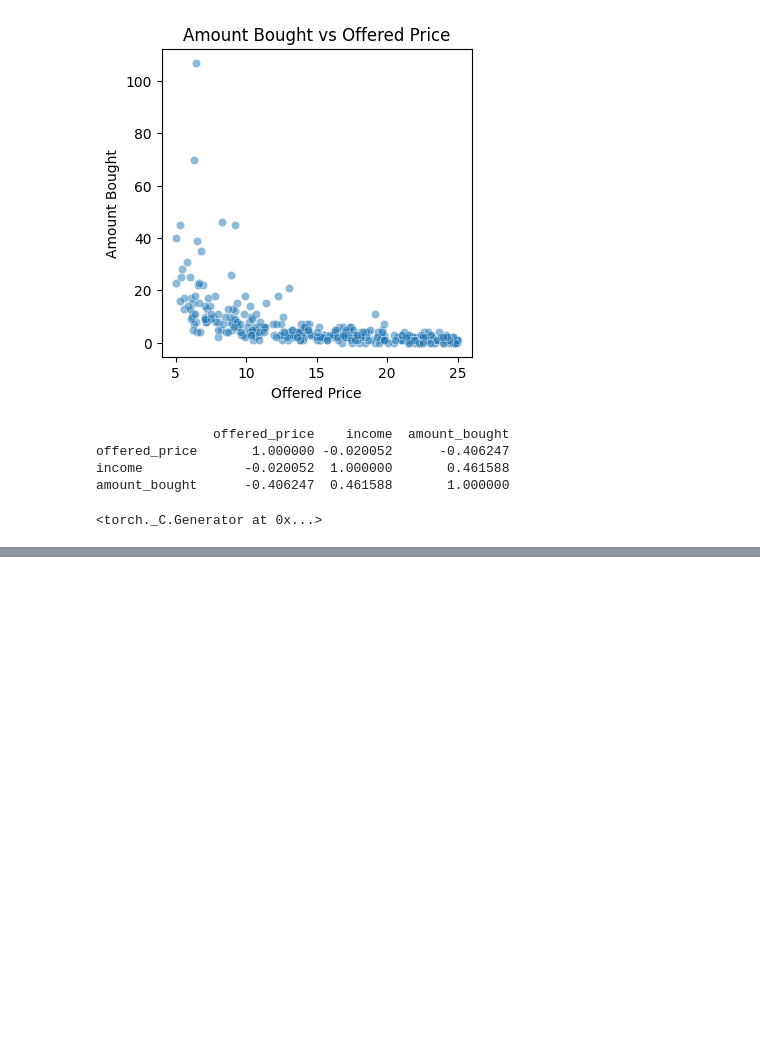
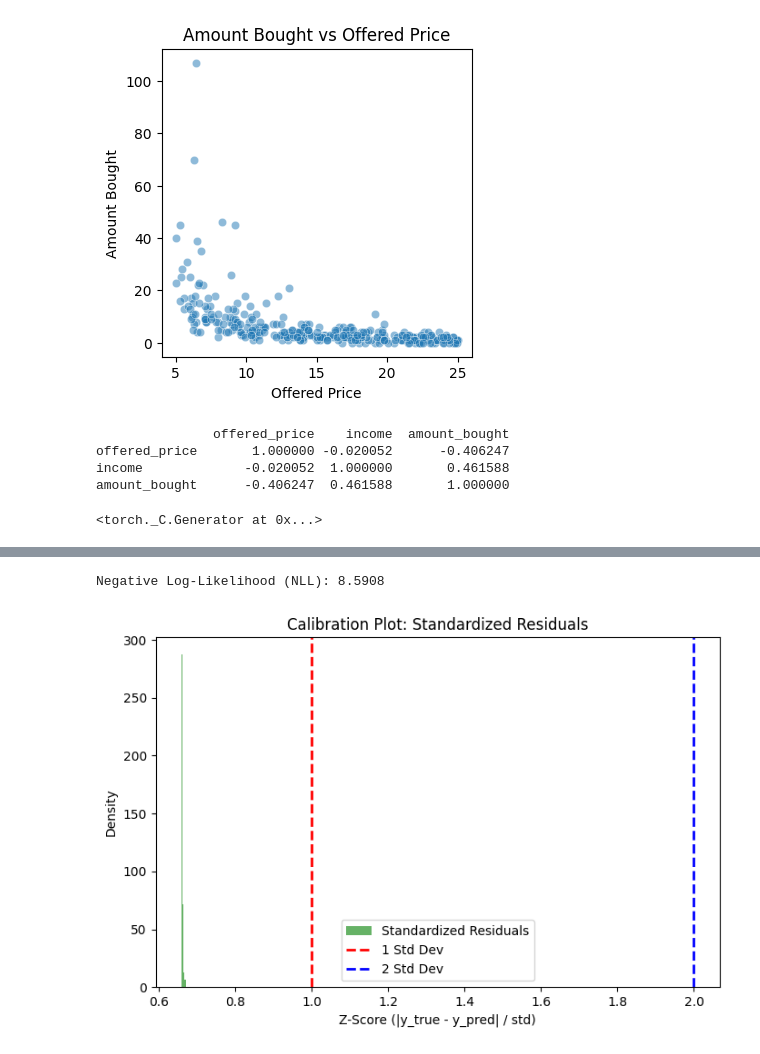
Before and after one commit to DanielLosada/DynamicPricing, a Jupyter notebook: MyImplementation/dnn.ipynb, the cells around one changed output, grey strips where cells are left out. Saved outputs shown, nothing was run; the diff lists cells and outputs as text; code cells hidden in the pictures; blank space fills up the shorter version.

```diff
--- a/MyImplementation/dnn.ipynb
+++ b/MyImplementation/dnn.ipynb
@@ -363,0 +382,58 @@ Test Loss: 5.5503
+# %%
+mean_pred, sd_pred = trainer.predict(trainer.X_test)
+mean_pred = np.squeeze(mean_pred)
+sd_pred = np.squeeze(sd_pred)
+
+def compute_nll(y_true, y_pred, y_std):
+    """
+    Computes Negative Log-Likelihood (NLL) for Gaussian distribution.
+
+    Parameters:
+    - y_true: True target values (numpy array).
+    - y_pred: Predicted mean (numpy array).
+    - y_std: Predicted standard deviation (numpy array).
+
+    Returns:
+    - Scalar NLL value
+    """
+    var = y_std ** 2  # Convert std deviation to variance
+    nll = np.mean((y_true - y_pred) ** 2 / (2 * var) + 0.5 * np.log(2 * np.pi * var))
+    return nll
+
+
+
+nll = compute_nll(trainer.y_test, mean_pred, sd_pred)
+print(f"Negative Log-Likelihood (NLL): {nll:.4f}")
+# %% [output]
+Negative Log-Likelihood (NLL): 8.5908
+# %%
+def plot_calibration(y_true, y_pred, y_std):
+    """
+    Creates a histogram of standardized residuals (Z-scores) to check uncertainty calibration.
+
+    Parameters:
+    - y_true: True target values (numpy array).
+    - y_pred: Predicted mean (numpy array).
+    - y_std: Predicted standard deviation (numpy array).
+
+    Returns:
+    - Calibration plot
+    """
+    z_scores = np.abs(y_true - y_pred) / y_std  # Standardized residuals
+
+    plt.figure(figsize=(8, 5))
+    plt.hist(z_scores, bins=30, density=True, alpha=0.6, color='g', label='Standardized Residuals')
+
+    # Reference lines at 1σ and 2σ
+    plt.axvline(1, color='r', linestyle='dashed', linewidth=2, label='1 Std Dev')
+    plt.axvline(2, color='b', linestyle='dashed', linewidth=2, label='2 Std Dev')
+
+    plt.xlabel('Z-Score (|y_true - y_pred| / std)')
+    plt.ylabel('Density')
+    plt.legend()
+    plt.title('Calibration Plot: Standardized Residuals')
+    plt.show()
+
+plot_calibration(trainer.y_test, mean_pred, sd_pred)
+# %% [output]
+[figure, added]
```
Also changed, not shown: parts of 2 cells of this notebook.
